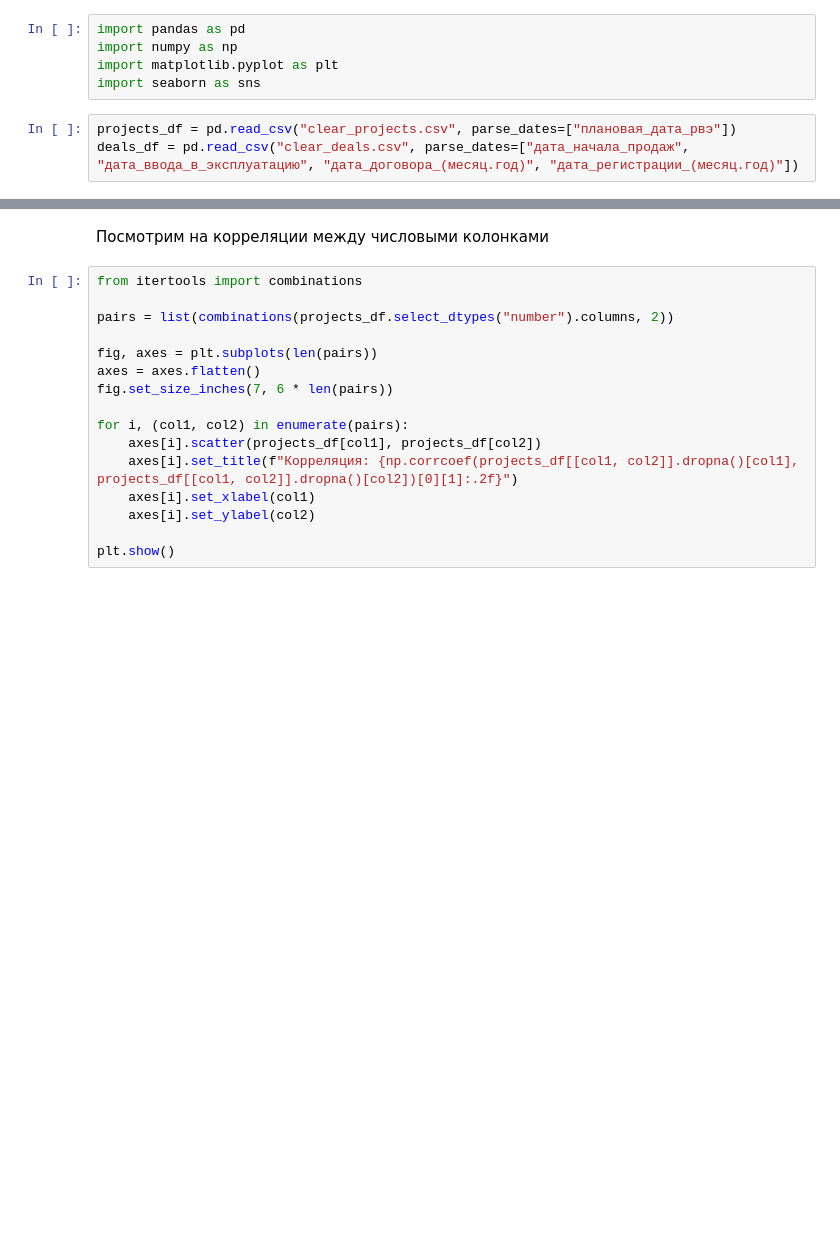
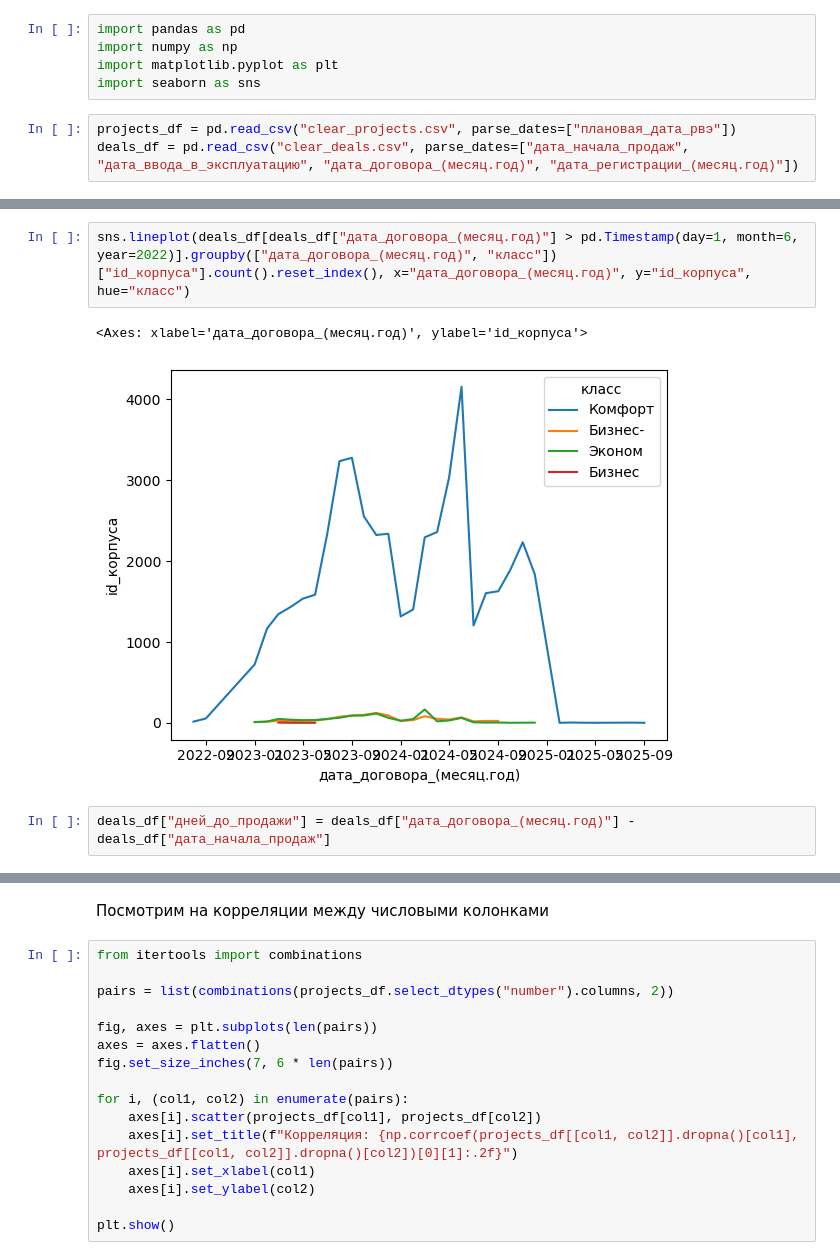
Before and after one commit to leofaraf/vibrosi, a Jupyter notebook: eda_илья.ipynb, the cells around one changed output, grey strips where cells are left out. Cells and saved outputs as stored; diff of their text form; blank space fills up the shorter version.

Commit message:
графики по скорости продаж

```diff
--- a/eda_илья.ipynb
+++ b/eda_илья.ipynb
@@ -8,0 +112,7 @@ deals_df = pd.read_csv("clear_deals.csv", parse_dates=["дата_начала_п
+# %%
+sns.lineplot(deals_df[deals_df["дата_договора_(месяц.год)"] > pd.Timestamp(day=1, month=6, year=2022)].groupby(["дата_договора_(месяц.год)", "класс"])["id_корпуса"].count().reset_index(), x="дата_договора_(месяц.год)", y="id_корпуса", hue="класс")
+# %% [output]
+<Axes: xlabel='дата_договора_(месяц.год)', ylabel='id_корпуса'>
+[figure, added]
+# %%
+deals_df["дней_до_продажи"] = deals_df["дата_договора_(месяц.год)"] - deals_df["дата_начала_продаж"]
```
Also changed, not shown: parts of 40 cells of this notebook.
